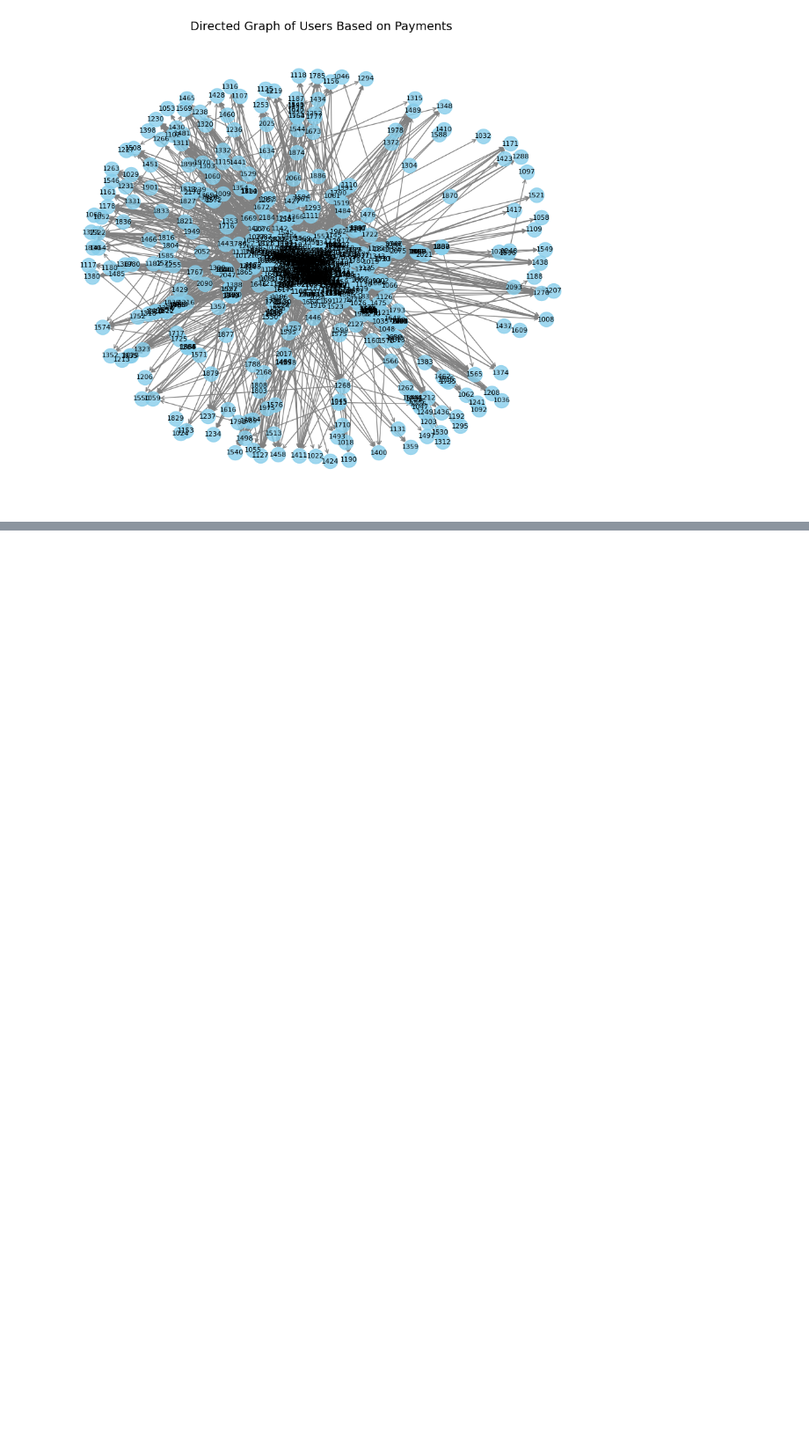
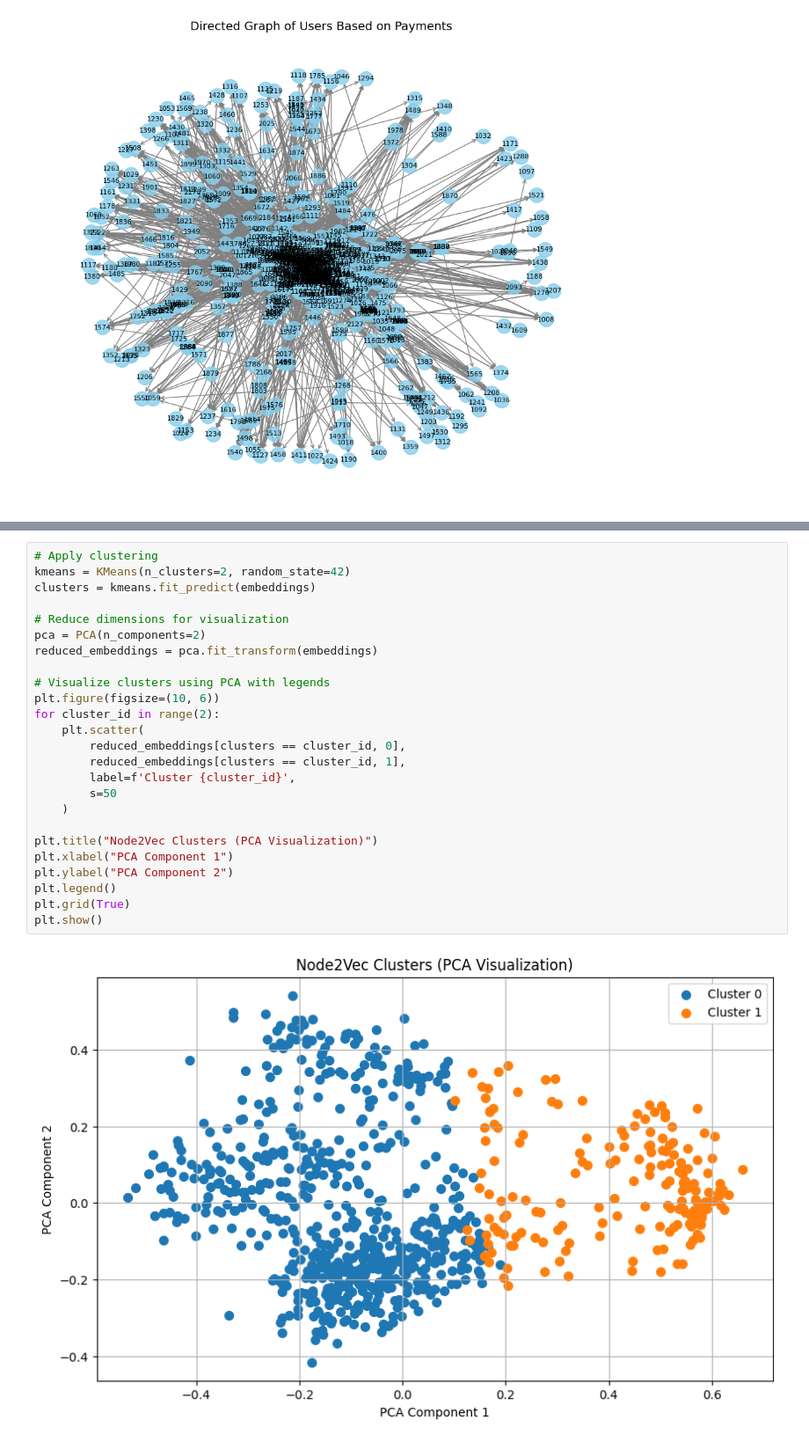
Before and after one commit to vishnuDvardhan/FA_assgn5, a Jupyter notebook: node2vec.ipynb, the cells around one changed output, grey strips where cells are left out. Shown at 88% size. Saved outputs shown, nothing was run; the diff lists cells and outputs as text; blank space fills up the shorter version.

```diff
--- a/node2vec.ipynb
+++ b/node2vec.ipynb
@@ -209,0 +263,27 @@ No artists with labels found to put in legend.  Note that artists whose label st
+# %%
+# Apply clustering
+kmeans = KMeans(n_clusters=2, random_state=42)
+clusters = kmeans.fit_predict(embeddings)
+
+# Reduce dimensions for visualization
+pca = PCA(n_components=2)
+reduced_embeddings = pca.fit_transform(embeddings)
+
+# Visualize clusters using PCA with legends
+plt.figure(figsize=(10, 6))
+for cluster_id in range(2):
+    plt.scatter(
+        reduced_embeddings[clusters == cluster_id, 0],
+        reduced_embeddings[clusters == cluster_id, 1],
+        label=f'Cluster {cluster_id}',
+        s=50
+    )
+
+plt.title("Node2Vec Clusters (PCA Visualization)")
+plt.xlabel("PCA Component 1")
+plt.ylabel("PCA Component 2")
+plt.legend()
+plt.grid(True)
+plt.show()
+# %% [output]
+[figure, added]
```
Also changed, not shown: parts of 7 cells of this notebook, 1 other file.
